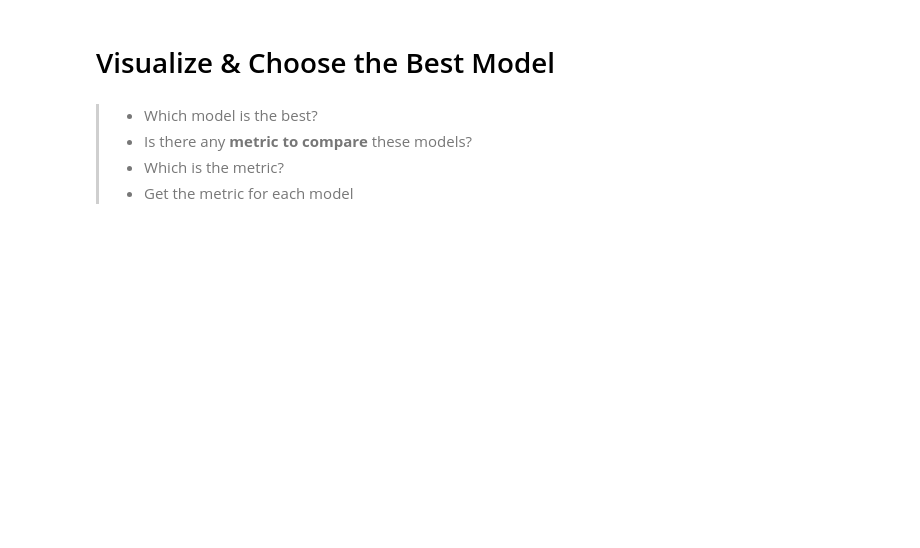
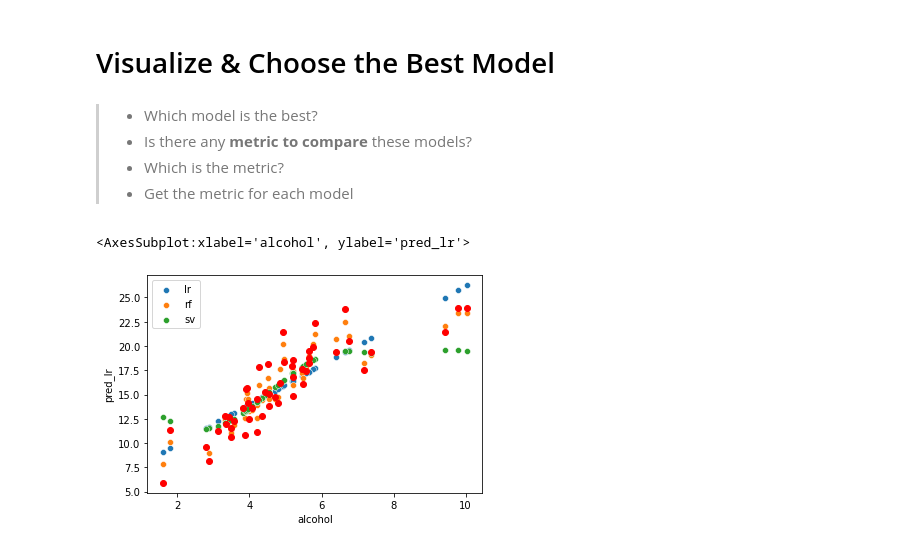
Before and after one commit to judit-lozano/machine-learning-program, a Jupyter notebook: II Machine Learning & Deep Learning/#03. Machine Learning & Linear Regression/03session.ipynb, the cells around one changed output. Cells and saved outputs as stored; diff of their text form; code cells hidden in the pictures; blank space fills up the shorter version.

```diff
--- a/II Machine Learning & Deep Learning/#03. Machine Learning & Linear Regression/03session.ipynb
+++ b/II Machine Learning & Deep Learning/#03. Machine Learning & Linear Regression/03session.ipynb
@@ -343,0 +359,2 @@ sns.regplot(x='alcohol', y="total", data=df);
+# %%
+dfsel['pred_rf'] = model.predict(X=explanatory)
@@ -345,0 +385,4 @@ sns.regplot(x='alcohol', y="total", data=df);
+# %%
+model = SVR()
+# %%
+model.fit(X=explanatory, y=target)
@@ -346,3 +391,5 @@ sns.regplot(x='alcohol', y="total", data=df);
+# %%
+dfsel['pred_sv'] = model.predict(X=explanatory)
 # %% [markdown]
 # Visualize & Choose the Best Model
 # %% [markdown]
@@ -350,3 +397,11 @@ sns.regplot(x='alcohol', y="total", data=df);
 > - Is there any **metric to compare** these models?
 > - Which is the metric?
 > - Get the metric for each model
+# %%
+sns.scatterplot(dfsel.alcohol, dfsel['pred_lr'], label='lr')
+plt.plot(dfsel.alcohol, dfsel['total'], 'ro')
+sns.scatterplot(dfsel.alcohol, dfsel['pred_rf'], label='rf')
+sns.scatterplot(dfsel.alcohol, dfsel['pred_sv'], label='sv')
+# %% [output]
+<AxesSubplot:xlabel='alcohol', ylabel='pred_lr'>
+[figure, added]
```
Also changed, not shown: parts of 18 cells of this notebook, 3 other files.
